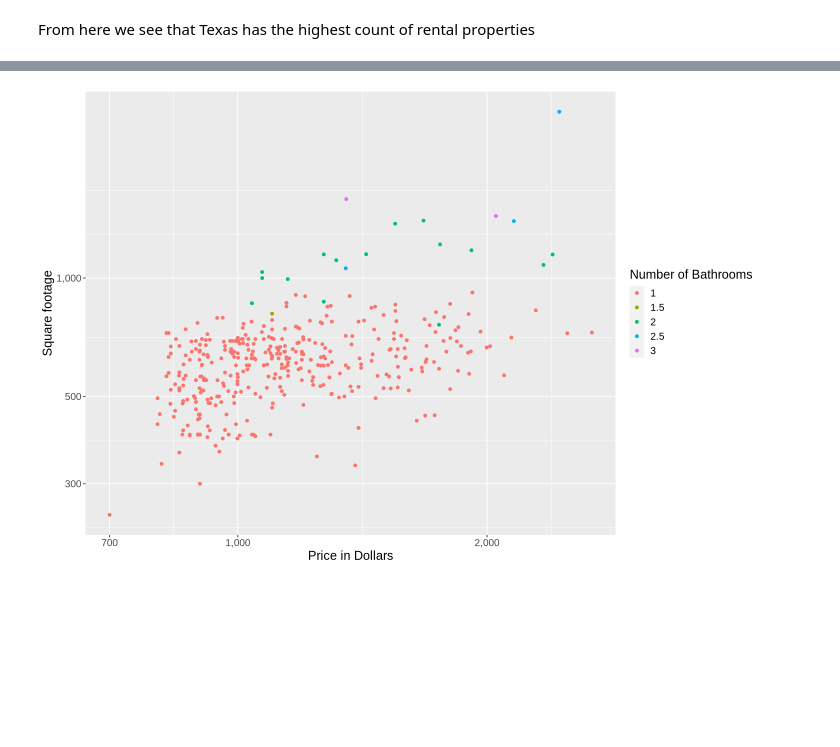
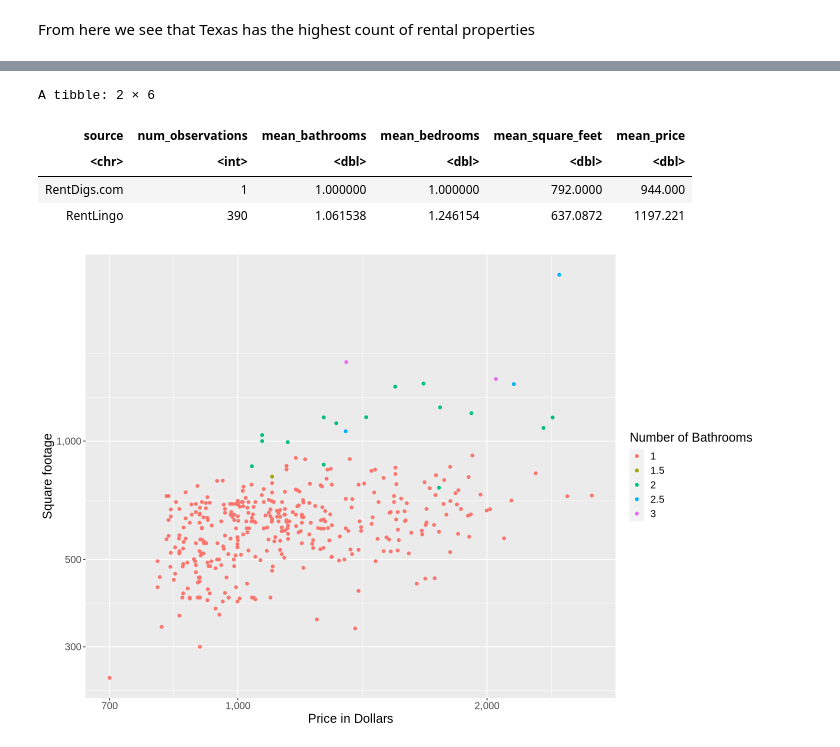
Before and after one commit to LightAwesome/apartment_rent_analysis, a Jupyter notebook: apartment.ipynb, the cells around one changed output, grey strips where cells are left out. Drawn from its saved outputs; the diff is of its cells as text; code cells hidden in the pictures; blank space fills up the shorter version.

Commit message:
added summary table

```diff
--- a/apartment.ipynb
+++ b/apartment.ipynb
@@ -119,4 +120,21 @@ $ state       <chr> "TX", "TX", "TX", "TX", "TX", "TX", "TX", "TX", "TX", "TX"
 $ time        <dttm> 2019-12-26 11:18:37, 2019-12-22 12:18:46, 2019-12-26 11:2…
+# %%
+summary_table <- apt_train |>
+  group_by(source) |>
+  summarize(
+    num_observations = n(),
+    mean_bathrooms = mean(bathrooms, na.rm = TRUE),
+    mean_bedrooms = mean(bedrooms, na.rm = TRUE),
+    mean_square_feet = mean(square_feet, na.rm = TRUE),
+    mean_price = mean(price, na.rm = TRUE))
+
+summary_table
+# %% [output]
+A tibble: 2 × 6
+| source | num_observations | mean_bathrooms | mean_bedrooms | mean_square_feet | mean_price |
+| <chr> | <int> | <dbl> | <dbl> | <dbl> | <dbl> |
+| RentDigs.com | 1 | 1.000000 | 1.000000 | 792.0000 | 944.000 |
+| RentLingo | 390 | 1.061538 | 1.246154 | 637.0872 | 1197.221 |
 # %%
 options(repr.plot.width = 12, repr.plot.height = 8)
 price_vs_area <- apt_train |>
```
Also changed, not shown: parts of 2 cells of this notebook.
